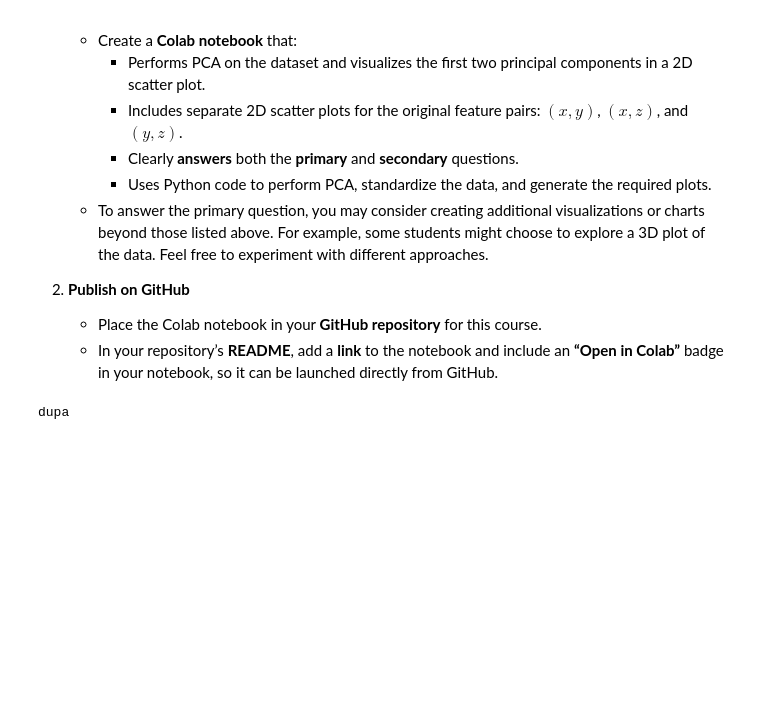
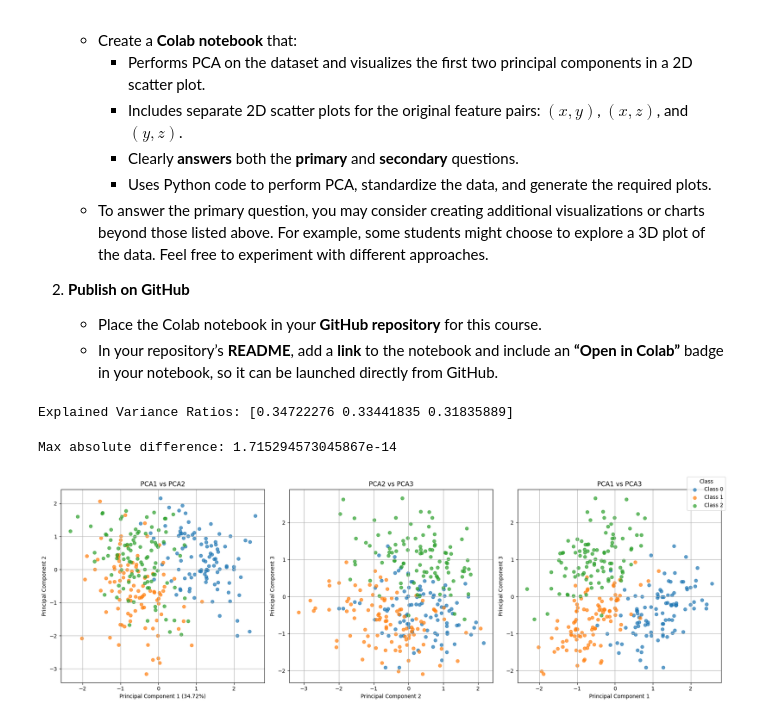
Before and after one commit to Kos261/ML25, a Jupyter notebook: Lab1/Assignment1.ipynb, the cells around one changed output. Saved outputs shown, nothing was run; the diff lists cells and outputs as text; code cells hidden in the pictures; blank space fills up the shorter version.

```diff
--- a/Lab1/Assignment1.ipynb
+++ b/Lab1/Assignment1.ipynb
@@ -47,11 +47,67 @@ Remember: before applying PCA, **standardize** the data so that each feature has
 import numpy as np
 import pandas as pd
 import matplotlib.pyplot as plt
-import sklearn.datasets
-from sklearn.preprocessing import StandardScaler
-from sklearn.decomposition import PCA
 
-
-print("dupa")
+#Data from csv
+data = np.loadtxt("PCA_three_clusters_data.csv",delimiter=",", skiprows=1)
+X = data[:, :3]
+Y = data[:, 3]
-# %% [output]
-dupa
+# %%
+#Standarize, axis=0 -> with respect to columns
+X = (X - np.mean(X, axis=0)) / np.std(X, axis=0)
+U, Sigma, VT = np.linalg.svd(X, full_matrices=False)
+
+variance_estimators = (Sigma ** 2) / (X.shape[0] - 1)
+explained_variance_ratio = variance_estimators / variance_estimators.sum()
+print(f"Explained Variance Ratios: {explained_variance_ratio}")
+# One variance should dominate? Maybe data is synthetic?
+
+# XV = U @ Sigma_full
+XV = U[:, :X.shape[1]] * Sigma
+# %% [output]
+Explained Variance Ratios: [0.34722276 0.33441835 0.31835889]
+# %%
+#Check the correctness of my solution
+from sklearn.decomposition import PCA
+pca = PCA()
+X_sklearn = pca.fit_transform(X)
+absolute_diff = np.abs(X_sklearn) - np.abs(XV)
+print("Max absolute difference:", np.max(np.abs(absolute_diff)))
+# %% [output]
+Max absolute difference: 1.715294573045867e-14
+# %%
+# Plot
+unique_targets = np.unique(Y)
+fig, axs = plt.subplots(1, 3, figsize=(18, 6))
+
+for target in unique_targets:
+    axs[0].scatter(XV[Y == target, 0], XV[Y == target, 1],
+                   label=f"Class {int(target)}", alpha=0.7)
+axs[0].set_xlabel(f"Principal Component 1 ({explained_variance_ratio[0]:.2%})")
+axs[0].set_ylabel("Principal Component 2")
+axs[0].set_title("PCA1 vs PCA2")
+axs[0].grid(True)
+
+for target in unique_targets:
+    axs[1].scatter(XV[Y == target, 1], XV[Y == target, 2],
+                   label=f"Class {int(target)}", alpha=0.7)
+axs[1].set_xlabel("Principal Component 2")
+axs[1].set_ylabel("Principal Component 3")
+axs[1].set_title("PCA2 vs PCA3")
+axs[1].grid(True)
+
+for target in unique_targets:
+    axs[2].scatter(XV[Y == target, 0], XV[Y == target, 2],
+                   label=f"Class {int(target)}", alpha=0.7)
+axs[2].set_xlabel("Principal Component 1")
+axs[2].set_ylabel("Principal Component 3")
+axs[2].set_title("PCA1 vs PCA3")
+axs[2].grid(True)
+
+handles, labels = axs[0].get_legend_handles_labels()
+fig.legend(handles, labels, loc='upper right', title="Class")
+
+plt.tight_layout()
+plt.show()
+# %% [output]
+[figure, added]
```
Also changed, not shown: parts of 2 cells of this notebook.
